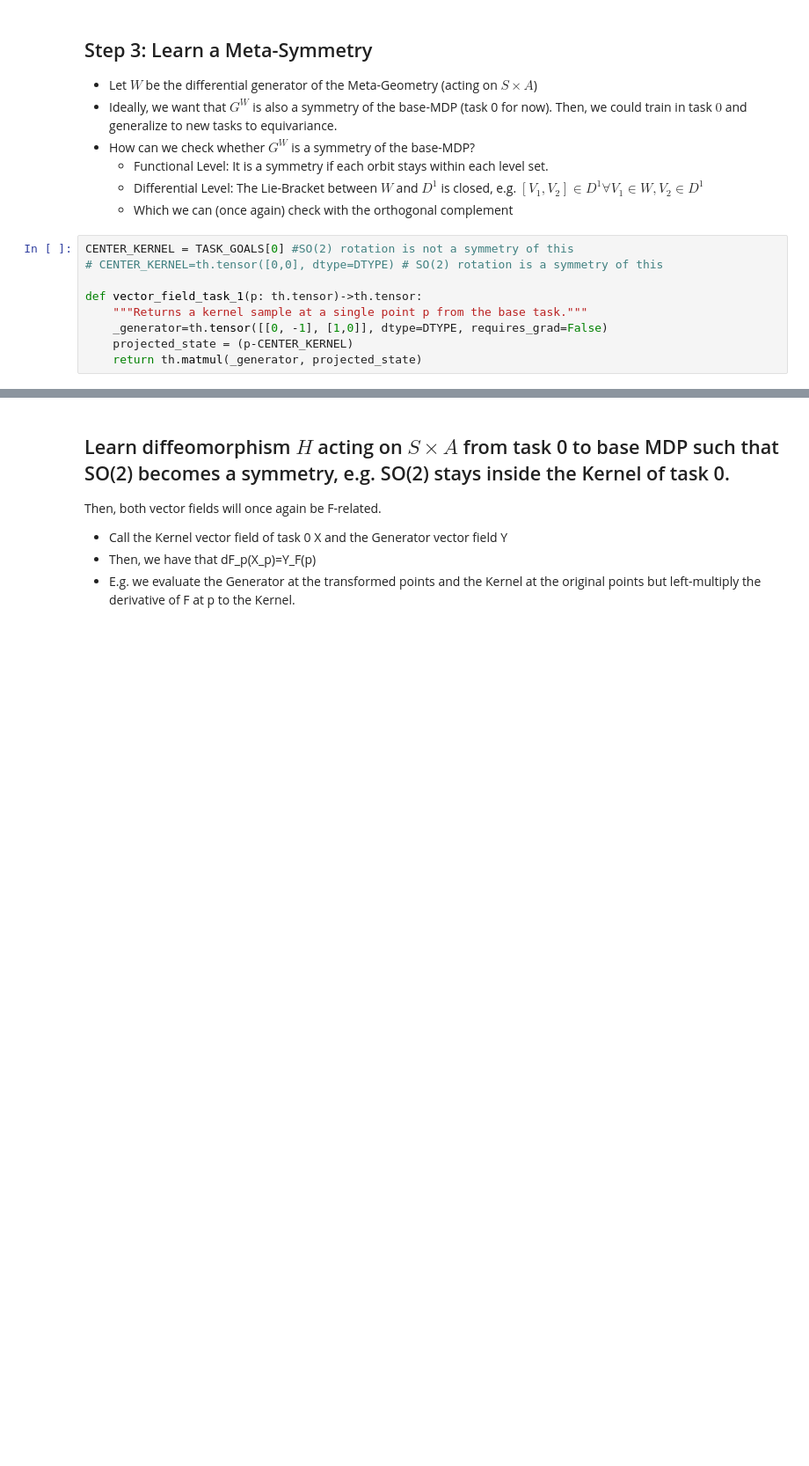
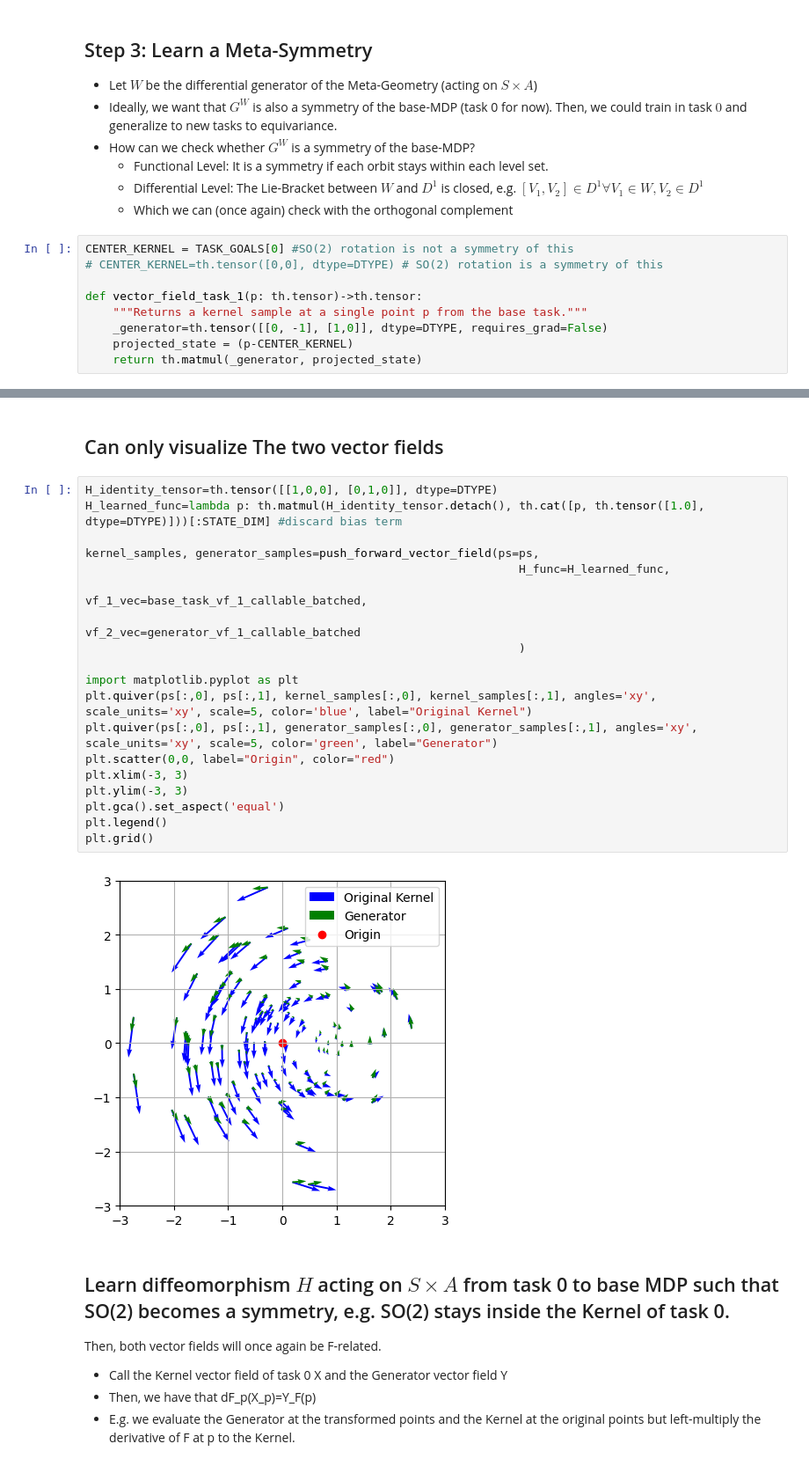
Before and after one commit to PaulNitschke/geo_meta_rl, a Jupyter notebook: differential_task_inference.ipynb, the cells around one changed output, grey strips where cells are left out. Shown at 88% size. Cells and saved outputs as stored; diff of their text form; blank space fills up the shorter version.

```diff
--- a/differential_task_inference.ipynb
+++ b/differential_task_inference.ipynb
@@ -320,3 +322,26 @@ Is W a symmetry of Kernel? Yes if and only if norm of orthogonal complement of g
+# %% [markdown]
+## Can only visualize The two vector fields
+# %%
+H_identity_tensor=th.tensor([[1,0,0], [0,1,0]], dtype=DTYPE)
+H_learned_func=lambda p: th.matmul(H_identity_tensor.detach(), th.cat([p, th.tensor([1.0], dtype=DTYPE)]))[:STATE_DIM] #discard bias term
+
+kernel_samples, generator_samples=push_forward_vector_field(ps=ps,
+                                                               H_func=H_learned_func,
+                                                               vf_1_vec=base_task_vf_1_callable_batched,
+                                                               vf_2_vec=generator_vf_1_callable_batched
+                                                               )
+
+import matplotlib.pyplot as plt
+plt.quiver(ps[:,0], ps[:,1], kernel_samples[:,0], kernel_samples[:,1], angles='xy', scale_units='xy', scale=5, color='blue', label="Original Kernel")
+plt.quiver(ps[:,0], ps[:,1], generator_samples[:,0], generator_samples[:,1], angles='xy', scale_units='xy', scale=5, color='green', label="Generator")
+plt.scatter(0,0, label="Origin", color="red")
+plt.xlim(-3, 3)
+plt.ylim(-3, 3)
+plt.gca().set_aspect('equal')
+plt.legend()
+plt.grid()
+# %% [output]
+[figure, added]
 # %% [markdown]
 ## Learn diffeomorphism $H$ acting on $S \times A$ from task 0 to base MDP such that SO(2) becomes a symmetry, e.g. SO(2) stays inside the Kernel of task 0.
 Then, both vector fields will once again be F-related.
```
Also changed, not shown: parts of 7 cells of this notebook, 4 other files.
